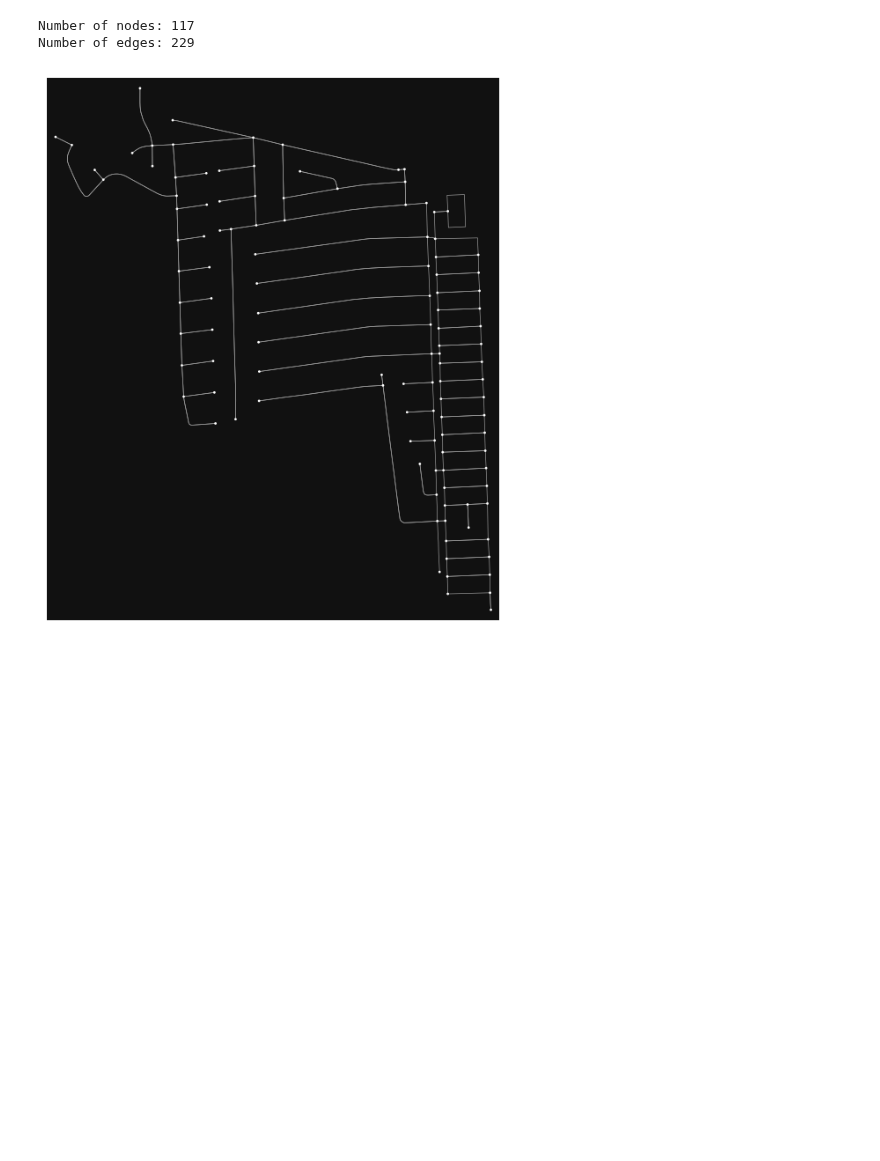
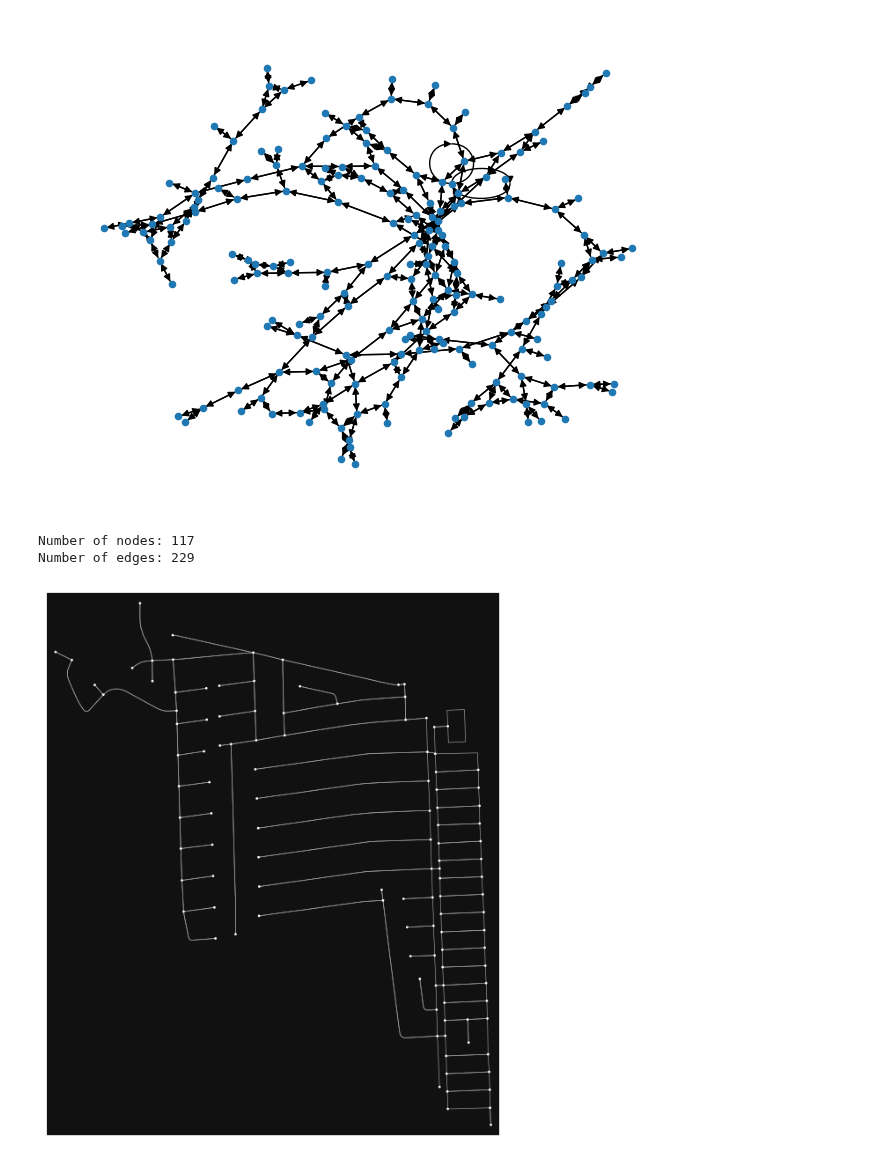
Before and after one commit to matt-banschbach/CMOR492-DWS, a Jupyter notebook: random_graph/osmnx_experiment.ipynb, the cells around one changed output. Drawn from its saved outputs; the diff is of its cells as text; code cells hidden in the pictures; blank space fills up the shorter version.

```diff
--- a/random_graph/osmnx_experiment.ipynb
+++ b/random_graph/osmnx_experiment.ipynb
@@ -10,6 +11,10 @@ G = ox.graph_from_place(place_name, network_type='drive')
 
 # Optionally, you can simplify the graph
 # G = ox.simplify_graph(G)
+# %%
+nx.draw(G, with_labels=False, node_size=20)
+# %% [output]
+[figure, added]
 # %%
 
 # Print some basic statistics about the graph
```
Also changed, not shown: parts of 2 cells of this notebook, 2 other files.
